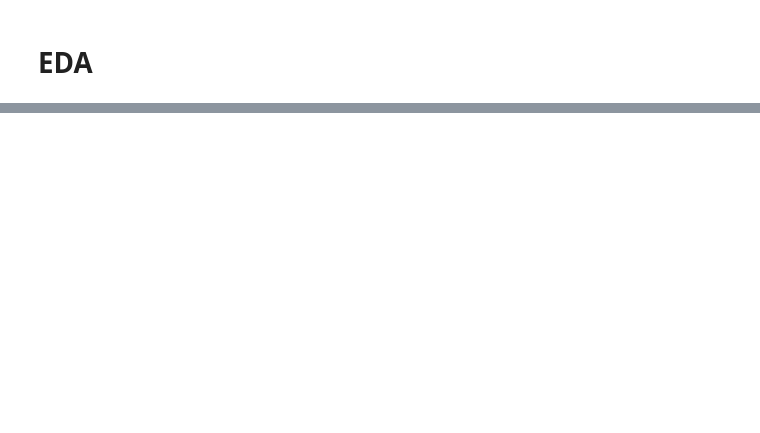
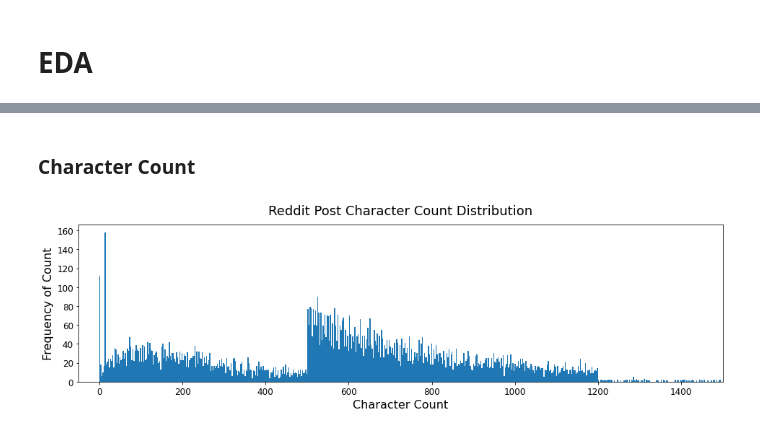
Before and after one commit to rileydr/Classification-NFL-vs-EPL, a Jupyter notebook: code/P3_03_EDA.ipynb, the cells around one changed output, grey strips where cells are left out. Saved outputs shown, nothing was run; the diff lists cells and outputs as text; code cells hidden in the pictures; blank space fills up the shorter version.

```diff
--- a/code/P3_03_EDA.ipynb
+++ b/code/P3_03_EDA.ipynb
@@ -15,2 +18,4 @@ import re
+# %%
+df = pd.read_csv('../data/reddit_posts_clean.csv')
 # %% [markdown]
 ---
@@ -19,2 +21,0 @@ import re
-# %%
-df = pd.read_csv('../data/data_cleaned.csv')
@@ -24,0 +36,3 @@ df = pd.read_csv('../data/data_cleaned.csv')
+# %%
+df['post_length'] = df['selftext'].map(lambda x: len(x))
+df['post_word_count'] = df['selftext'].map(lambda x: len(x.split(' ')))
@@ -24,0 +46,19 @@ df = pd.read_csv('../data/data_cleaned.csv')
+# %% [markdown]
+### Character Count
+# %%
+plt.figure(figsize = (16,4))
+
+plt.hist(df['post_length'],bins=13000)
+
+plt.xlim(left=-50)
+plt.xlim(right=1500)
+
+plt.title('Reddit Post Character Count Distribution', size = '18', pad = '14')
+
+plt.xlabel('Character Count', size = 16)
+plt.xticks(size = 12)
+
+plt.ylabel('Frequency of Count', size = 16)
+plt.yticks(size = 12);
+# %% [output]
+[figure, added]
```
Also changed, not shown: parts of 29 cells of this notebook, 17 other files.
